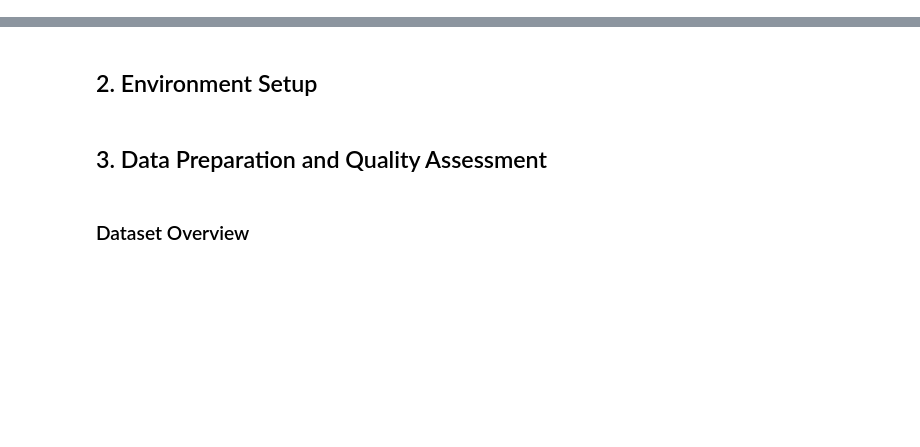
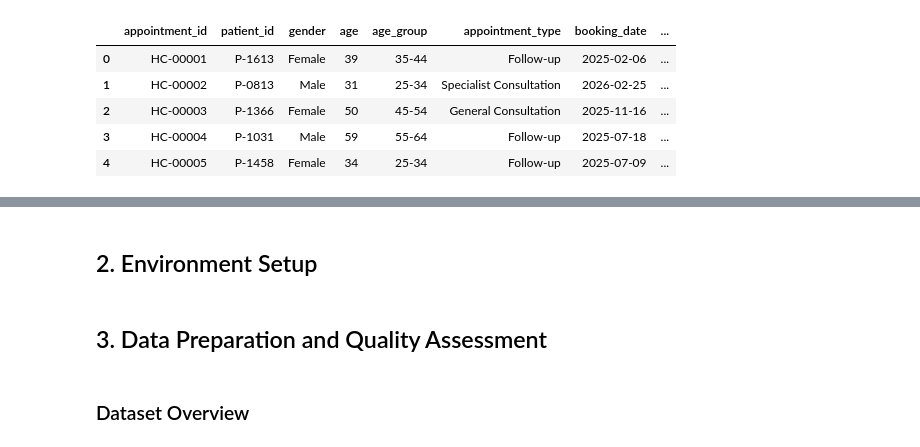
Before and after one commit to JhayceeCodes/HealthConnectDataAnalysis, a Jupyter notebook: healthconnect_advanced_analysis.ipynb, the cells around one changed output, grey strips where cells are left out. Cells and saved outputs as stored; diff of their text form; code cells hidden in the pictures; blank space fills up the shorter version.

```diff
--- a/healthconnect_analysis.ipynb
+++ b/healthconnect_advanced_analysis.ipynb
@@ -19,0 +17,19 @@ The initial analysis will be guided by the following business questions:
+# %%
+import pandas as pd
+import numpy as np
+import matplotlib.pyplot as plt
+import seaborn as sns
+
+df = pd.read_csv(
+    "healthconnect_cleaned.csv",
+    parse_dates=["booking_date", "appointment_date"]
+)
+
+df.head()
+# %% [output]
+|  | appointment_id | patient_id | gender | age | age_group | appointment_type | booking_date | ... |
+| 0 | HC-00001 | P-1613 | Female | 39 | 35-44 | Follow-up | 2025-02-06 | ... |
+| 1 | HC-00002 | P-0813 | Male | 31 | 25-34 | Specialist Consultation | 2026-02-25 | ... |
+| 2 | HC-00003 | P-1366 | Female | 50 | 45-54 | General Consultation | 2025-11-16 | ... |
+| 3 | HC-00004 | P-1031 | Male | 59 | 55-64 | Follow-up | 2025-07-18 | ... |
+| 4 | HC-00005 | P-1458 | Female | 34 | 25-34 | Follow-up | 2025-07-09 | ... |
```
Also changed, not shown: parts of 33 cells of this notebook, 2 other files.
